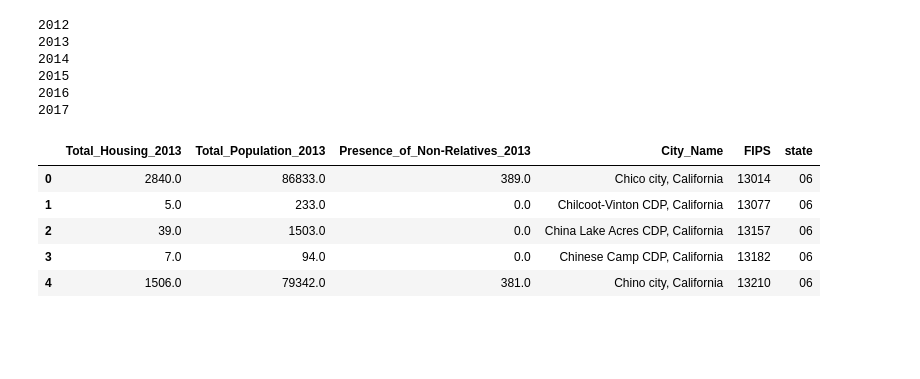
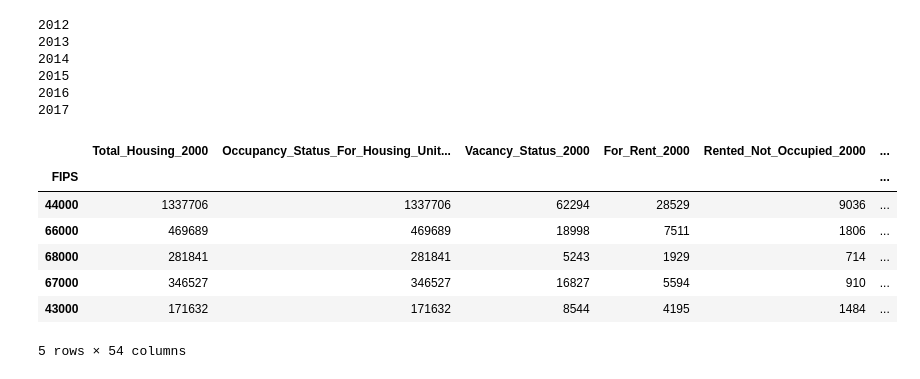
Before and after one commit to 801C07/final_project_cs533, a Jupyter notebook: CA/California.ipynb, the cells around one changed output. Saved outputs shown, nothing was run; the diff lists cells and outputs as text; code cells hidden in the pictures; blank space fills up the shorter version.

Commit message:
Updating all files to have median age and combined acs and census data

```diff
--- a/CA/California.ipynb
+++ b/CA/California.ipynb
@@ -134,20 +143,28 @@ fig.show()
 # %% [markdown]
 ## American Community Servey
 # %%
-acs_years = {}
+i = 0
+acs_years = []
 for x in range(2012, 2018):
     acs_test = c.acs5.state_place(('NAME',
-'B01003_001E',
-'B00002_001E',
-'B09018_007E'), states.CA.fips, '*', year=x)
-    acs_years[x] = pd.DataFrame.from_records(acs_test)
+                                   'B01003_001E',
+                                   'B00002_001E',
+                                   'B09018_007E',
+                                   'B01002_001E'), states.CA.fips, '*', year=x)
+    acs_years.append(pd.DataFrame.from_records(acs_test))
     print(x)
-    acs_years[x] = acs_years[x].rename(columns={
+    acs_years[i] = acs_years[i].rename(columns={
         'NAME' : 'City_Name',
         'place': 'FIPS',
         'B01003_001E': 'Total_Population_{}'.format(x),
         'B00002_001E': 'Total_Housing_{}'.format(x),
-        'B09018_007E': 'Presence_of_Non-Relatives_{}'.format(x)})
+        'B09018_007E': 'Presence_of_Non-Relatives_{}'.format(x),
+        'B01002_001E': 'Median_Age_{}'.format(x),
+    })
+    acs_years[i].set_index('FIPS', inplace=True)
+    acs_years[i].drop(columns=['City_Name', 'state'], inplace=True)
+    acs_years[i] = acs_years[i].nlargest(5, 'Total_Population_{}'.format(x))
+    i = i + 1
 # %% [output]
 2012
 2013
@@ -155,12 +172,17 @@ for x in range(2012, 2018):
 2015
 2016
 2017
-# %%
-acs_years[2013].head()
-# %% [output]
-|  | Total_Housing_2013 | Total_Population_2013 | Presence_of_Non-Relatives_2013 | City_Name | FIPS | state |
-| 0 | 2840.0 | 86833.0 | 389.0 | Chico city, California | 13014 | 06 |
-| 1 | 5.0 | 233.0 | 0.0 | Chilcoot-Vinton CDP, California | 13077 | 06 |
-| 2 | 39.0 | 1503.0 | 0.0 | China Lake Acres CDP, California | 13157 | 06 |
-| 3 | 7.0 | 94.0 | 0.0 | Chinese Camp CDP, California | 13182 | 06 |
-| 4 | 1506.0 | 79342.0 | 381.0 | Chino city, California | 13210 | 06 |
+# %%
+for x in acs_years:
+    ca_join = ca_join.join(x)
+# %%
+ca_join.head()
+# %% [output]
+|  | Total_Housing_2000 | Occupancy_Status_For_Housing_Unit... | Vacancy_Status_2000 | For_Rent_2000 | Rented_Not_Occupied_2000 | ... |
+| FIPS |  |  |  |  |  | ... |
+| 44000 | 1337706 | 1337706 | 62294 | 28529 | 9036 | ... |
+| 66000 | 469689 | 469689 | 18998 | 7511 | 1806 | ... |
+| 68000 | 281841 | 281841 | 5243 | 1929 | 714 | ... |
+| 67000 | 346527 | 346527 | 16827 | 5594 | 910 | ... |
+| 43000 | 171632 | 171632 | 8544 | 4195 | 1484 | ... |
+5 rows × 54 columns
```
Also changed, not shown: parts of 2 cells of this notebook, 10 other files.
